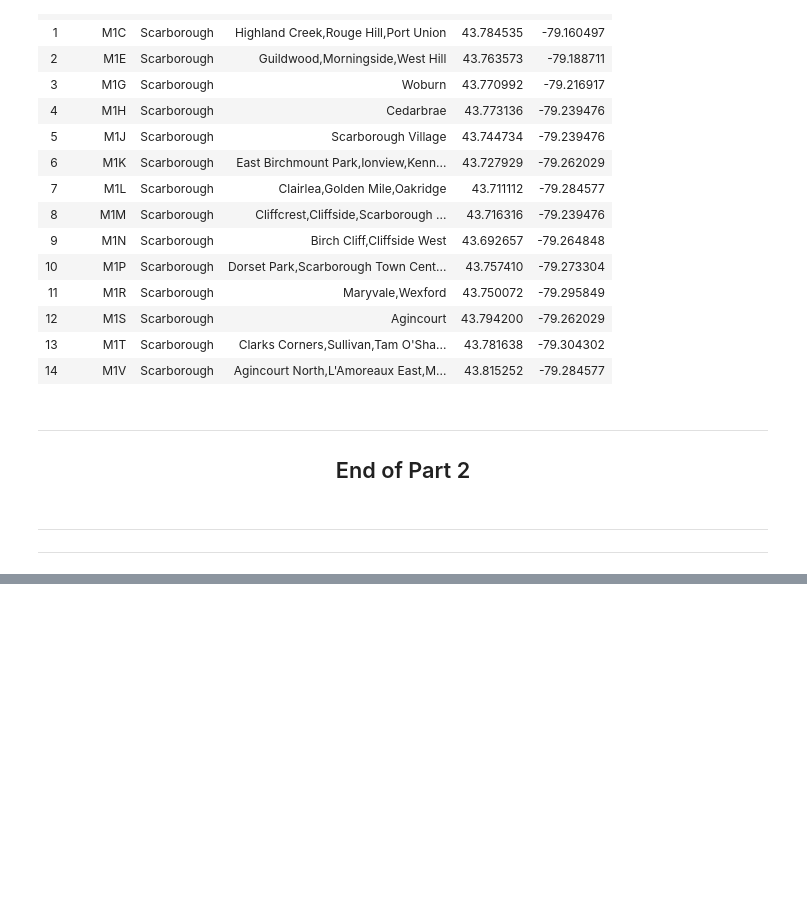
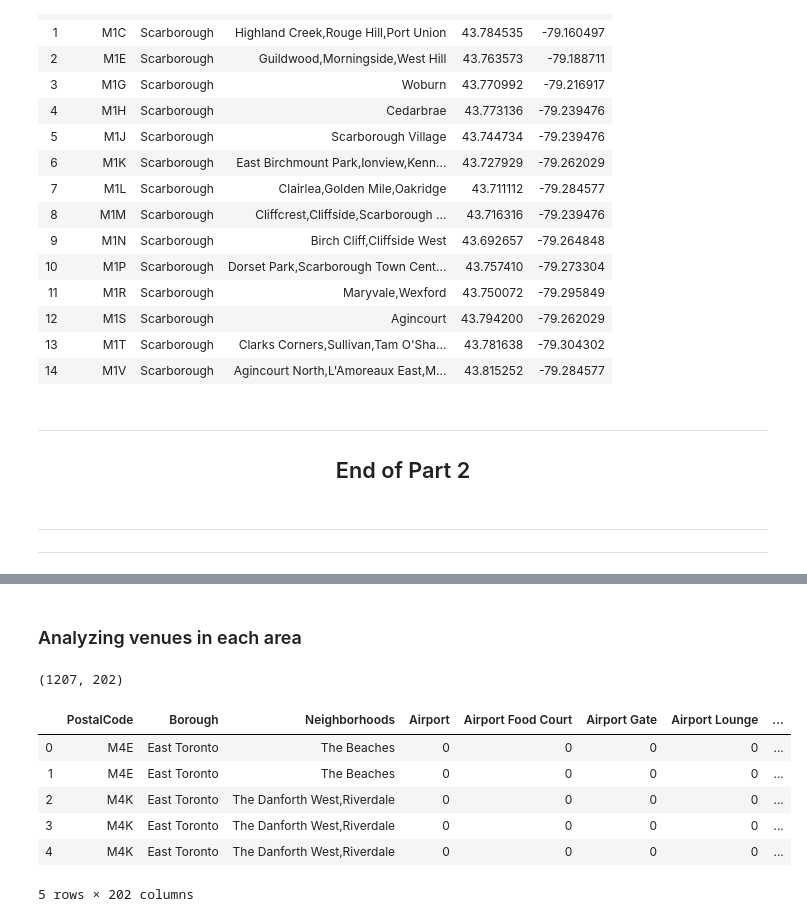
Before and after one commit to nrj101/Coursera_Capstone, a Jupyter notebook: Week-3 Toronto Neighborhoods.ipynb, the cells around one changed output, grey strips where cells are left out. Cells and saved outputs as stored; diff of their text form; code cells hidden in the pictures; blank space fills up the shorter version.

```diff
--- a/Week-3 Toronto Neighborhoods.ipynb
+++ b/Week-3 Toronto Neighborhoods.ipynb
@@ -241,0 +278,18 @@ neighborhoods.head(15)
+# %%
+import folium
+map_toronto = folium.Map(location=[latitude, longitude], zoom_start=11)
+
+for lat, long, post, borough, neigh in zip(toronto_df['Latitude'], toronto_df['Longitude'], toronto_df['Postcode'], toronto_df['Borough'], toronto_df['Neighbourhood']):
+    label = "{} ({}): {}".format(borough, post, neigh)
+    popup = folium.Popup(label, parse_html=True)
+    folium.CircleMarker(
+        [lat, long],
+        radius=5,
+        popup=popup,
+        color='blue',
+        fill=True,
+        fill_color='#3186cc',
+        fill_opacity=0.7,
+        parse_html=False).add_to(map_toronto)
+
+map_toronto
@@ -241,0 +354,26 @@ neighborhoods.head(15)
+# %% [markdown]
+### Analyzing venues in each area
+# %%
+# one hot encoding
+toronto_onehot = pd.get_dummies(places_df[['VenueCategory']], prefix="", prefix_sep="")
+
+# add postal, borough and neighborhood column back to dataframe
+toronto_onehot['PostalCode'] = places_df['PostalCode']
+toronto_onehot['Borough'] = places_df['Borough']
+toronto_onehot['Neighborhoods'] = places_df['Neighborhood']
+
+# move postal, borough and neighborhood column to the first column
+fixed_columns = list(toronto_onehot.columns[-3:]) + list(toronto_onehot.columns[:-3])
+toronto_onehot = toronto_onehot[fixed_columns]
+
+print(toronto_onehot.shape)
+toronto_onehot.head()
+# %% [output]
+(1207, 202)
+|  | PostalCode | Borough | Neighborhoods | Airport | Airport Food Court | Airport Gate | Airport Lounge | ... |
+| 0 | M4E | East Toronto | The Beaches | 0 | 0 | 0 | 0 | ... |
+| 1 | M4E | East Toronto | The Beaches | 0 | 0 | 0 | 0 | ... |
+| 2 | M4K | East Toronto | The Danforth West,Riverdale | 0 | 0 | 0 | 0 | ... |
+| 3 | M4K | East Toronto | The Danforth West,Riverdale | 0 | 0 | 0 | 0 | ... |
+| 4 | M4K | East Toronto | The Danforth West,Riverdale | 0 | 0 | 0 | 0 | ... |
+5 rows × 202 columns
```
Also changed, not shown: parts of 22 cells of this notebook.
